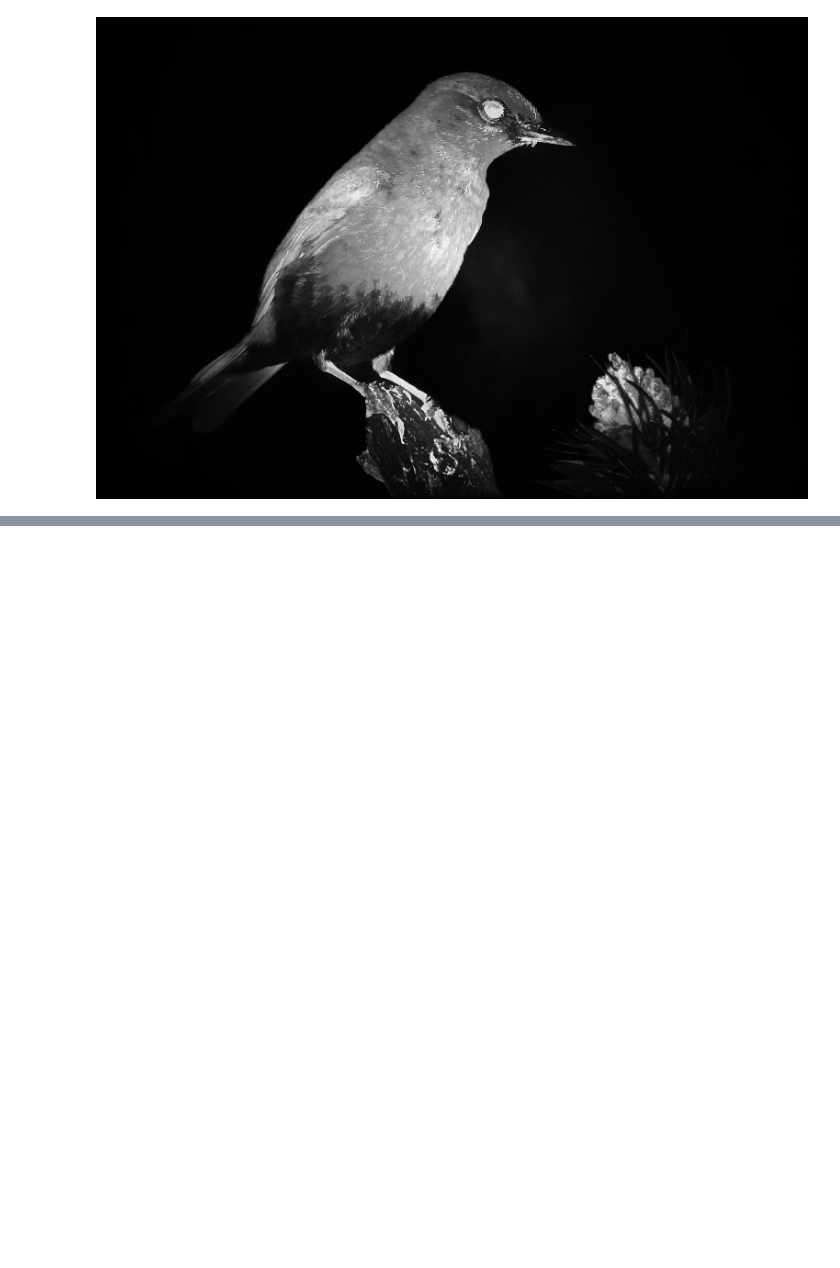
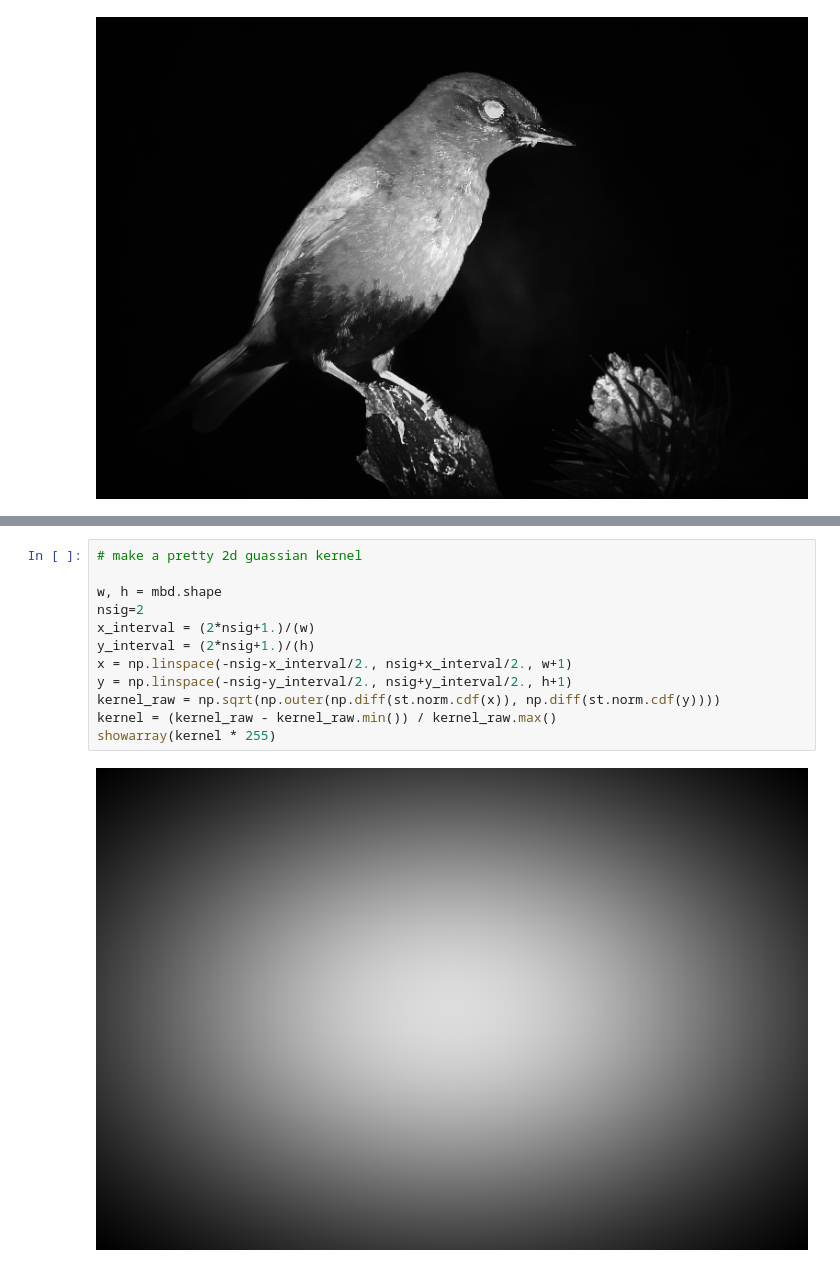
Before and after one commit to gijzelaerr/logoplacer, a Jupyter notebook: notebooks/logoplacer.ipynb, the cells around one changed output, grey strips where cells are left out. Saved outputs shown, nothing was run; the diff lists cells and outputs as text; blank space fills up the shorter version.

```diff
--- a/notebooks/logoplacer.ipynb
+++ b/notebooks/logoplacer.ipynb
@@ -52,0 +66,14 @@ showarray(mbd)
+# %%
+# make a pretty 2d guassian kernel
+
+w, h = mbd.shape
+nsig=2
+x_interval = (2*nsig+1.)/(w)
+y_interval = (2*nsig+1.)/(h)
+x = np.linspace(-nsig-x_interval/2., nsig+x_interval/2., w+1)
+y = np.linspace(-nsig-y_interval/2., nsig+y_interval/2., h+1)
+kernel_raw = np.sqrt(np.outer(np.diff(st.norm.cdf(x)), np.diff(st.norm.cdf(y))))
+kernel = (kernel_raw - kernel_raw.min()) / kernel_raw.max()
+showarray(kernel * 255)
+# %% [output]
+[figure, added]
```
Also changed, not shown: parts of 8 cells of this notebook.
